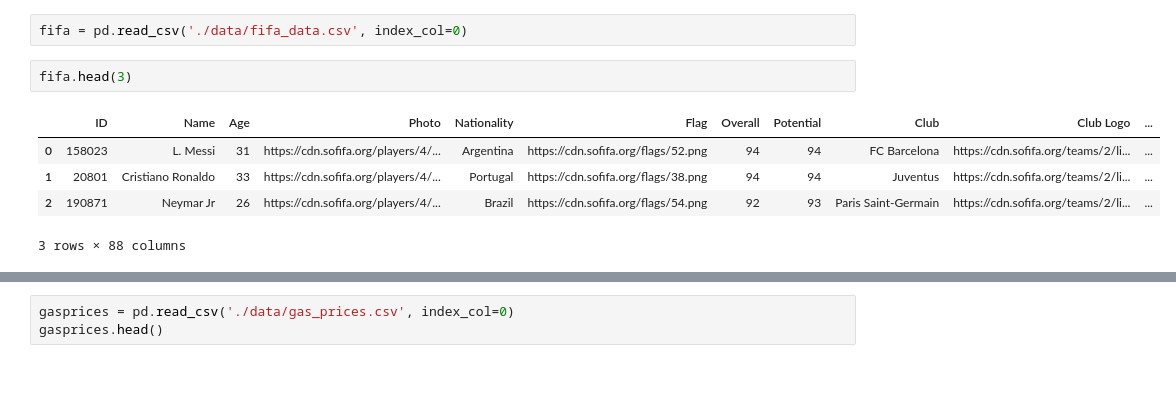
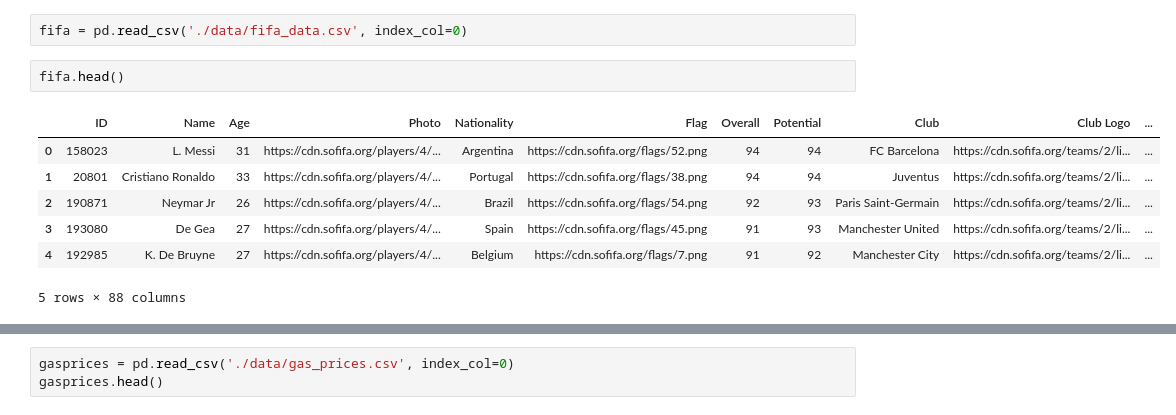
Before and after one commit to jonathanhild/notebooks, a Jupyter notebook: matplotlib.ipynb, the cells around one changed output, grey strips where cells are left out. Cells and saved outputs as stored; diff of their text form; blank space fills up the shorter version.

```diff
--- a/matplotlib.ipynb
+++ b/matplotlib.ipynb
@@ -14,13 +16,15 @@ import matplotlib.pyplot as plt
 # %%
 fifa = pd.read_csv('./data/fifa_data.csv', index_col=0)
 # %%
-fifa.head(3)
+fifa.head()
 # %% [output]
 |  | ID | Name | Age | Photo | Nationality | Flag | Overall | Potential | Club | Club Logo | ... |
 | 0 | 158023 | L. Messi | 31 | https://cdn.sofifa.org/players/4/... | Argentina | https://cdn.sofifa.org/flags/52.png | 94 | 94 | FC Barcelona | https://cdn.sofifa.org/teams/2/li... | ... |
 | 1 | 20801 | Cristiano Ronaldo | 33 | https://cdn.sofifa.org/players/4/... | Portugal | https://cdn.sofifa.org/flags/38.png | 94 | 94 | Juventus | https://cdn.sofifa.org/teams/2/li... | ... |
 | 2 | 190871 | Neymar Jr | 26 | https://cdn.sofifa.org/players/4/... | Brazil | https://cdn.sofifa.org/flags/54.png | 92 | 93 | Paris Saint-Germain | https://cdn.sofifa.org/teams/2/li... | ... |
+| 3 | 193080 | De Gea | 27 | https://cdn.sofifa.org/players/4/... | Spain | https://cdn.sofifa.org/flags/45.png | 91 | 93 | Manchester United | https://cdn.sofifa.org/teams/2/li... | ... |
+| 4 | 192985 | K. De Bruyne | 27 | https://cdn.sofifa.org/players/4/... | Belgium | https://cdn.sofifa.org/flags/7.png | 91 | 92 | Manchester City | https://cdn.sofifa.org/teams/2/li... | ... |
-3 rows × 88 columns
+5 rows × 88 columns
 # %%
 fifa.info()
 # %% [output]
```
Also changed, not shown: parts of 21 cells of this notebook.
